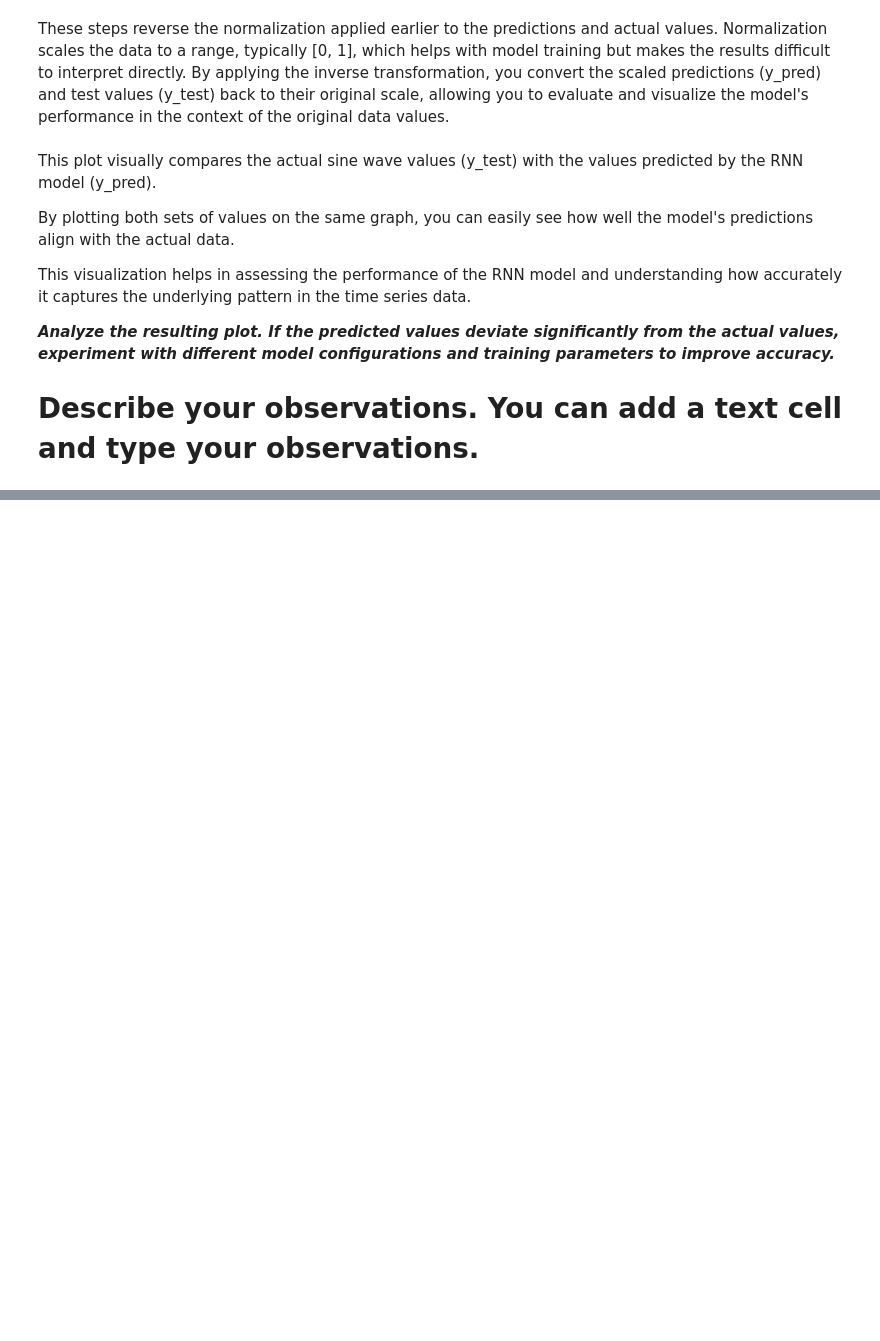
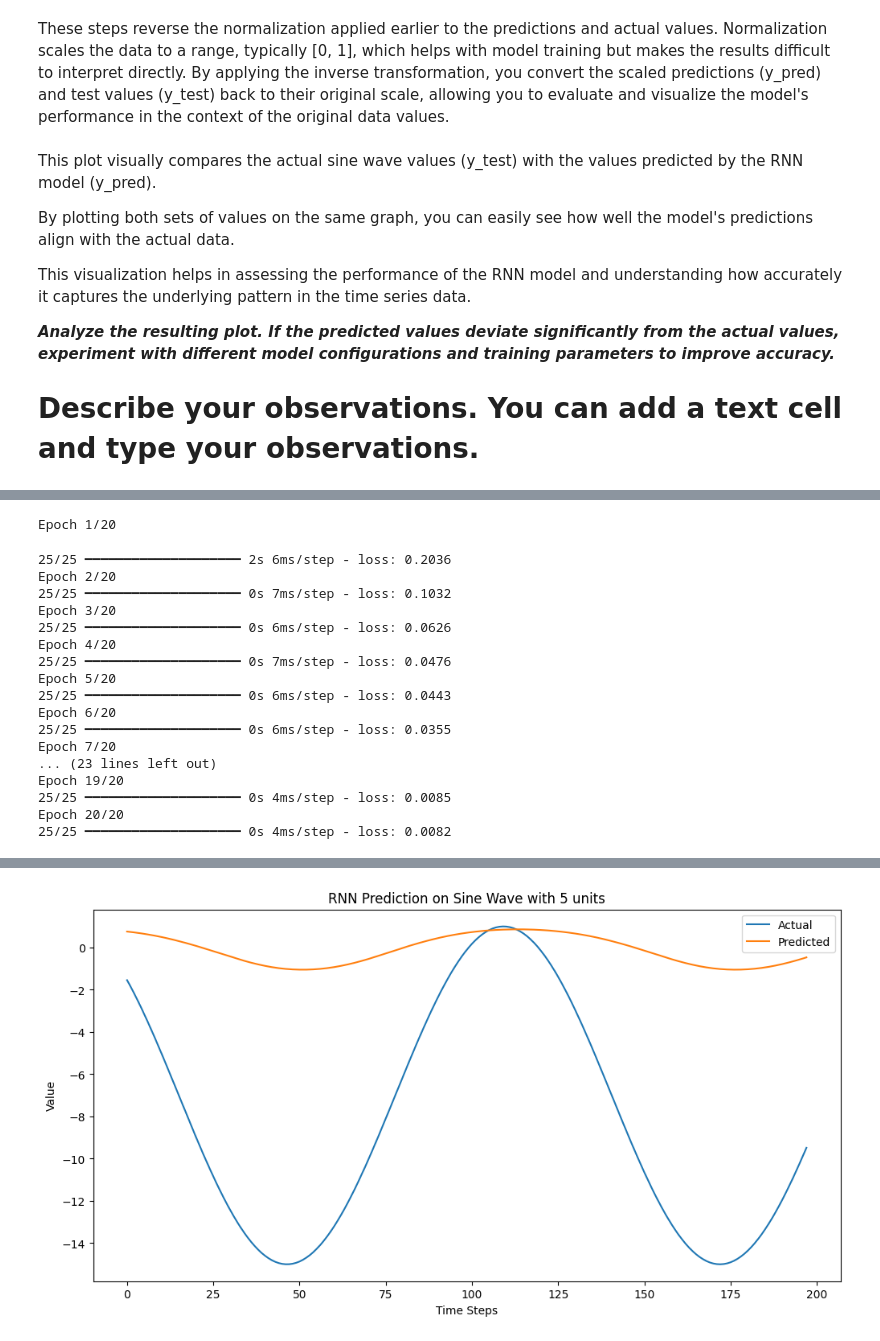
Before and after one commit to IT21388934/DL_LAB05, a Jupyter notebook: IT21388934Q1.ipynb, the cells around one changed output, grey strips where cells are left out. Saved outputs shown, nothing was run; the diff lists cells and outputs as text; code cells hidden in the pictures; blank space fills up the shorter version.

```diff
--- a/IT21388934Q1.ipynb
+++ b/IT21388934Q1.ipynb
@@ -150,0 +194,37 @@ plt.show()
+# %%
+units =5
+model = Sequential()
+model.add(SimpleRNN(units, return_sequences=False, input_shape=(time_step, 1)))  # <-- Tune 'units'
+model.add(Dense(1))
+model.compile(optimizer='adam', loss='mean_squared_error')
+model.fit(X_train, y_train, epochs=20, batch_size=32, verbose=1)  # <-- Experiment with 'epochs' and 'batch_size'
+y_pred = model.predict(X_test)
+y_pred = scaler.inverse_transform(y_pred.reshape(-1, 1)).reshape(-1)
+y_test = scaler.inverse_transform(y_test.reshape(-1, 1)).reshape(-1)
+plt.figure(figsize=(12, 6))
+plt.plot(y_test, label='Actual')
+plt.plot(y_pred, label='Predicted')
+plt.xlabel('Time Steps')
+plt.ylabel('Value')
+plt.title(f'RNN Prediction on Sine Wave with {units} units')
+plt.legend()
+plt.show()
+# %% [output]
+Epoch 1/20
+25/25 ━━━━━━━━━━━━━━━━━━━━ 2s 6ms/step - loss: 0.2036
+Epoch 2/20
+25/25 ━━━━━━━━━━━━━━━━━━━━ 0s 7ms/step - loss: 0.1032
+Epoch 3/20
+25/25 ━━━━━━━━━━━━━━━━━━━━ 0s 6ms/step - loss: 0.0626
+Epoch 4/20
+25/25 ━━━━━━━━━━━━━━━━━━━━ 0s 7ms/step - loss: 0.0476
+Epoch 5/20
+25/25 ━━━━━━━━━━━━━━━━━━━━ 0s 6ms/step - loss: 0.0443
+Epoch 6/20
+25/25 ━━━━━━━━━━━━━━━━━━━━ 0s 6ms/step - loss: 0.0355
+Epoch 7/20
+... (23 lines left out)
+Epoch 19/20
+25/25 ━━━━━━━━━━━━━━━━━━━━ 0s 4ms/step - loss: 0.0085
+Epoch 20/20
+25/25 ━━━━━━━━━━━━━━━━━━━━ 0s 4ms/step - loss: 0.0082
@@ -150,0 +233 @@ plt.show()
+[figure, added]
```
Also changed, not shown: parts of 8 cells of this notebook.
